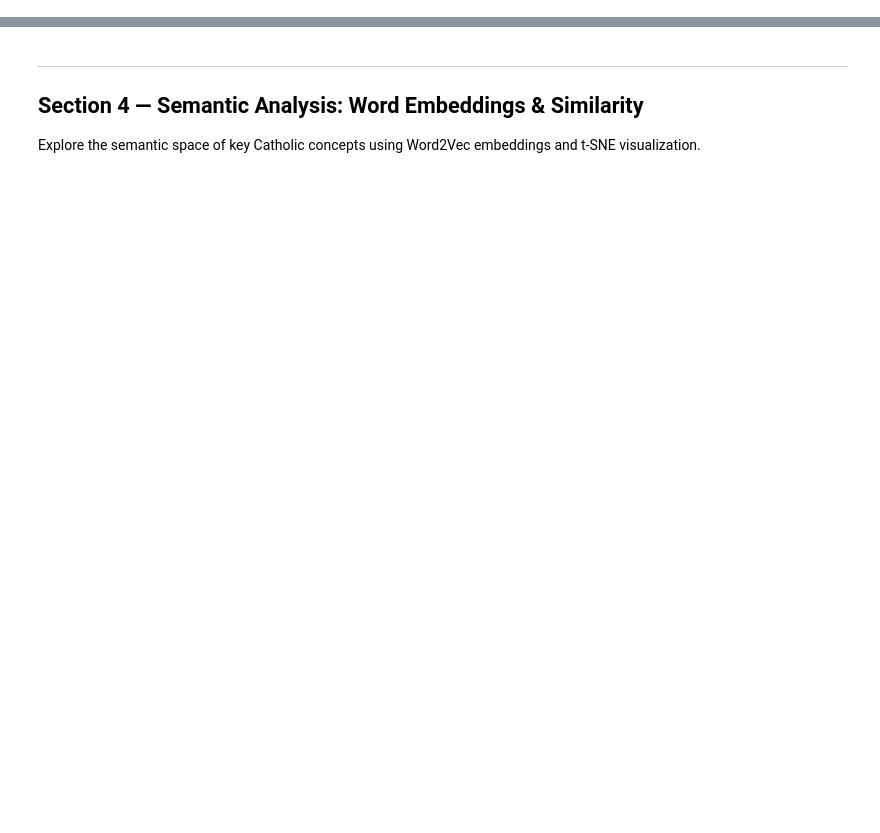
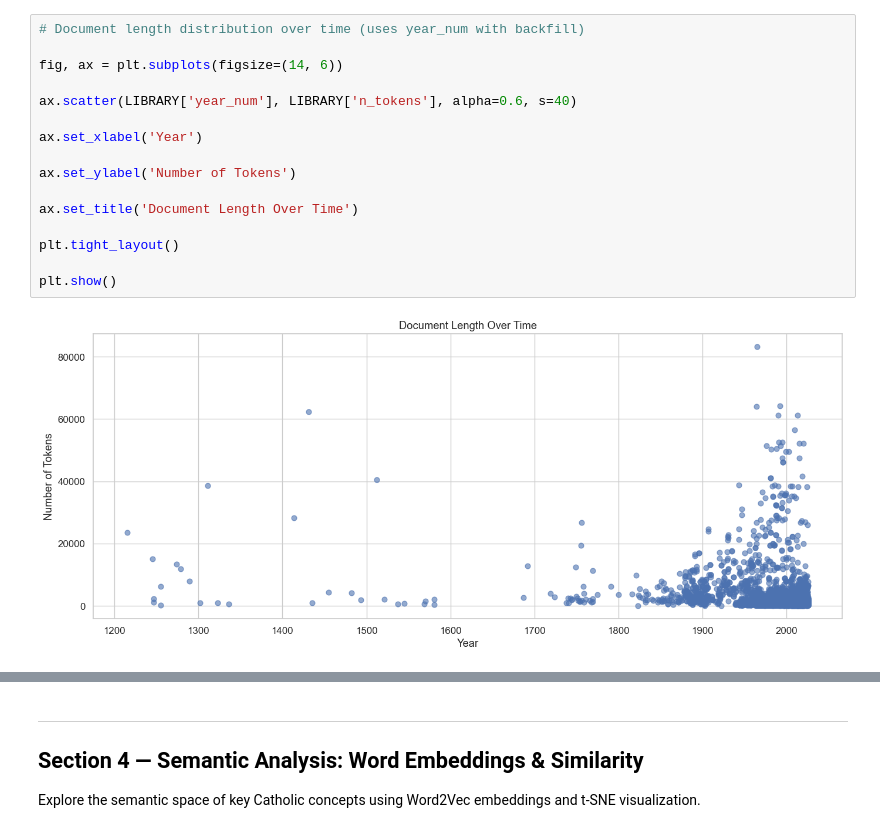
Before and after one commit to robertclayh/encyclicals, a Jupyter notebook: notebooks/03_exploration.ipynb, the cells around one changed output, grey strips where cells are left out. Saved outputs shown, nothing was run; the diff lists cells and outputs as text; blank space fills up the shorter version.

```diff
--- a/notebooks/03_exploration.ipynb
+++ b/notebooks/03_exploration.ipynb
@@ -581,0 +308,18 @@ Wall time: 364 ms
+# %%
+# Document length distribution over time (uses year_num with backfill)
+
+fig, ax = plt.subplots(figsize=(14, 6))
+
+ax.scatter(LIBRARY['year_num'], LIBRARY['n_tokens'], alpha=0.6, s=40)
+
+ax.set_xlabel('Year')
+
+ax.set_ylabel('Number of Tokens')
+
+ax.set_title('Document Length Over Time')
+
+plt.tight_layout()
+
+plt.show()
+# %% [output]
+[figure, added]
```
Also changed, not shown: parts of 44 cells of this notebook, 59 other files.
